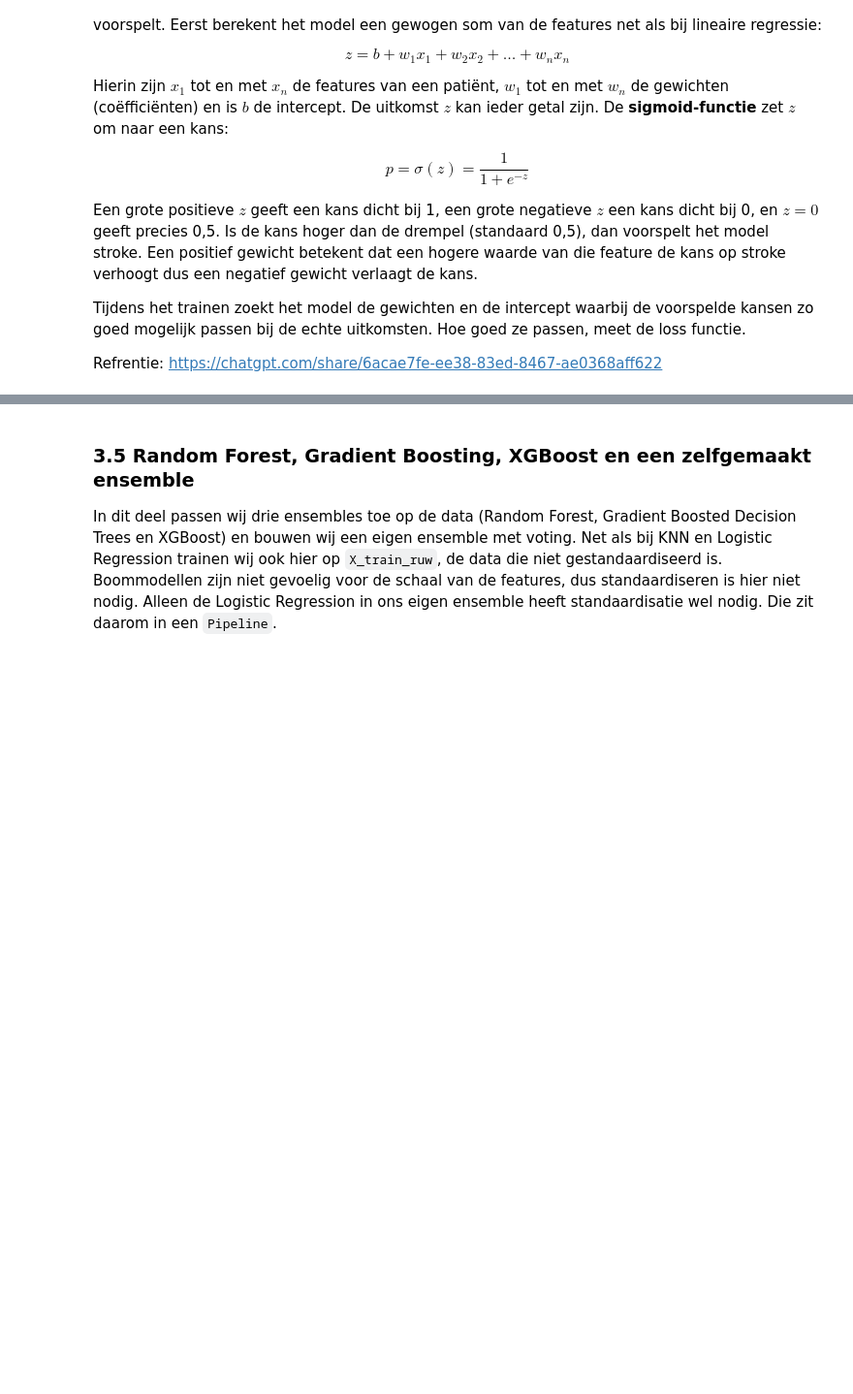
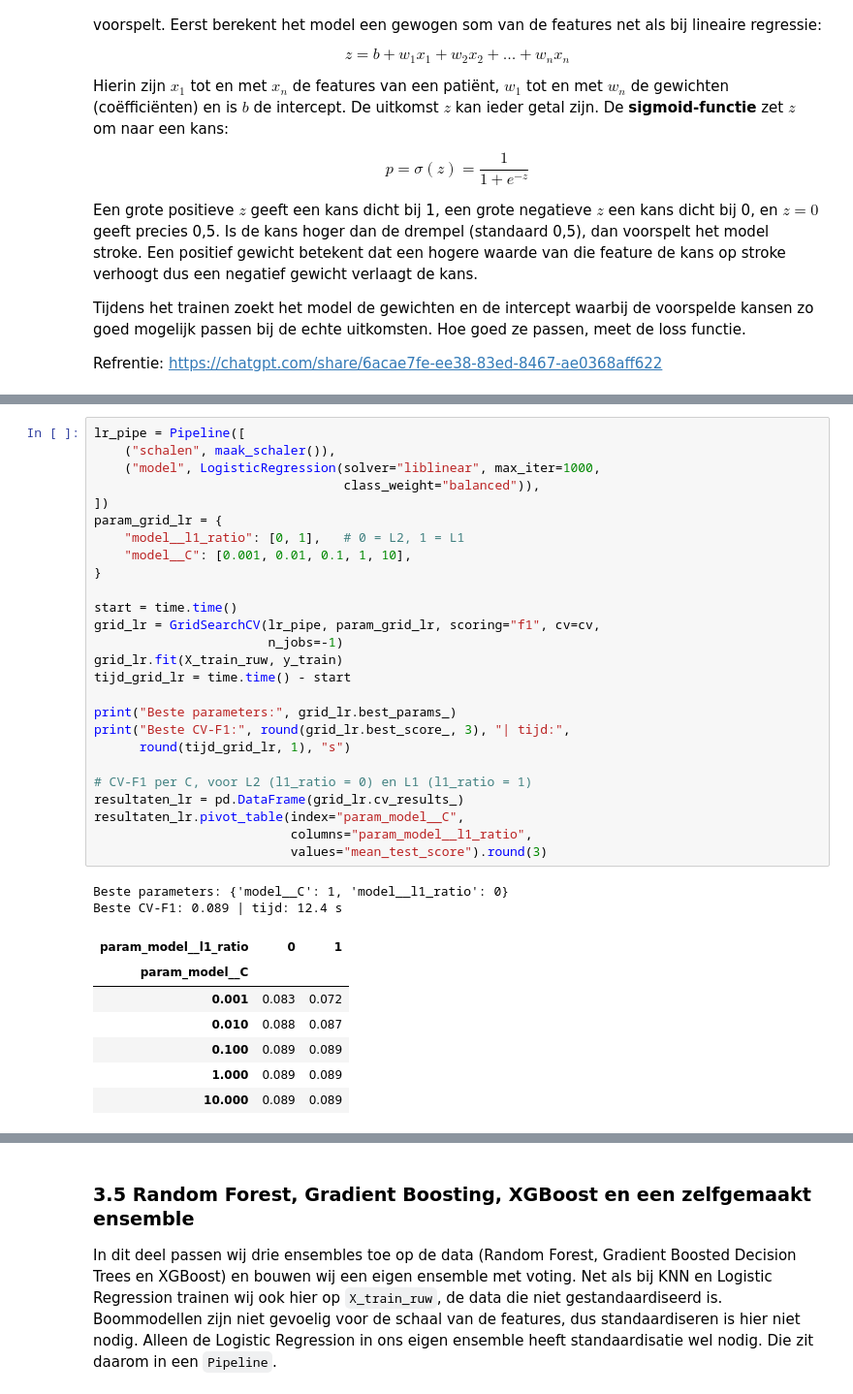
Before and after one commit to AlishaSR2k5/Machine-Learning-Portfolio-1, a Jupyter notebook: portfolio_opdracht_stroke.ipynb, the cells around one changed output, grey strips where cells are left out. Shown at 97% size. Cells and saved outputs as stored; diff of their text form; blank space fills up the shorter version.

```diff
--- a/portfolio_opdracht_stroke.ipynb
+++ b/portfolio_opdracht_stroke.ipynb
@@ -1100,0 +1327,36 @@ Refrentie: https://chatgpt.com/share/6acae7fe-ee38-83ed-8467-ae0368aff622
+# %%
+lr_pipe = Pipeline([
+    ("schalen", maak_schaler()),
+    ("model", LogisticRegression(solver="liblinear", max_iter=1000,
+                                 class_weight="balanced")),
+])
+param_grid_lr = {
+    "model__l1_ratio": [0, 1],   # 0 = L2, 1 = L1
+    "model__C": [0.001, 0.01, 0.1, 1, 10],
+}
+
+start = time.time()
+grid_lr = GridSearchCV(lr_pipe, param_grid_lr, scoring="f1", cv=cv,
+                       n_jobs=-1)
+grid_lr.fit(X_train_ruw, y_train)
+tijd_grid_lr = time.time() - start
+
+print("Beste parameters:", grid_lr.best_params_)
+print("Beste CV-F1:", round(grid_lr.best_score_, 3), "| tijd:",
+      round(tijd_grid_lr, 1), "s")
+
+# CV-F1 per C, voor L2 (l1_ratio = 0) en L1 (l1_ratio = 1)
+resultaten_lr = pd.DataFrame(grid_lr.cv_results_)
+resultaten_lr.pivot_table(index="param_model__C",
+                          columns="param_model__l1_ratio",
+                          values="mean_test_score").round(3)
+# %% [output]
+Beste parameters: {'model__C': 1, 'model__l1_ratio': 0}
+Beste CV-F1: 0.089 | tijd: 12.4 s
+| param_model__l1_ratio | 0 | 1 |
+| param_model__C |  |  |
+| 0.001 | 0.083 | 0.072 |
+| 0.010 | 0.088 | 0.087 |
+| 0.100 | 0.089 | 0.089 |
+| 1.000 | 0.089 | 0.089 |
+| 10.000 | 0.089 | 0.089 |
```
Also changed, not shown: parts of 18 cells of this notebook.
